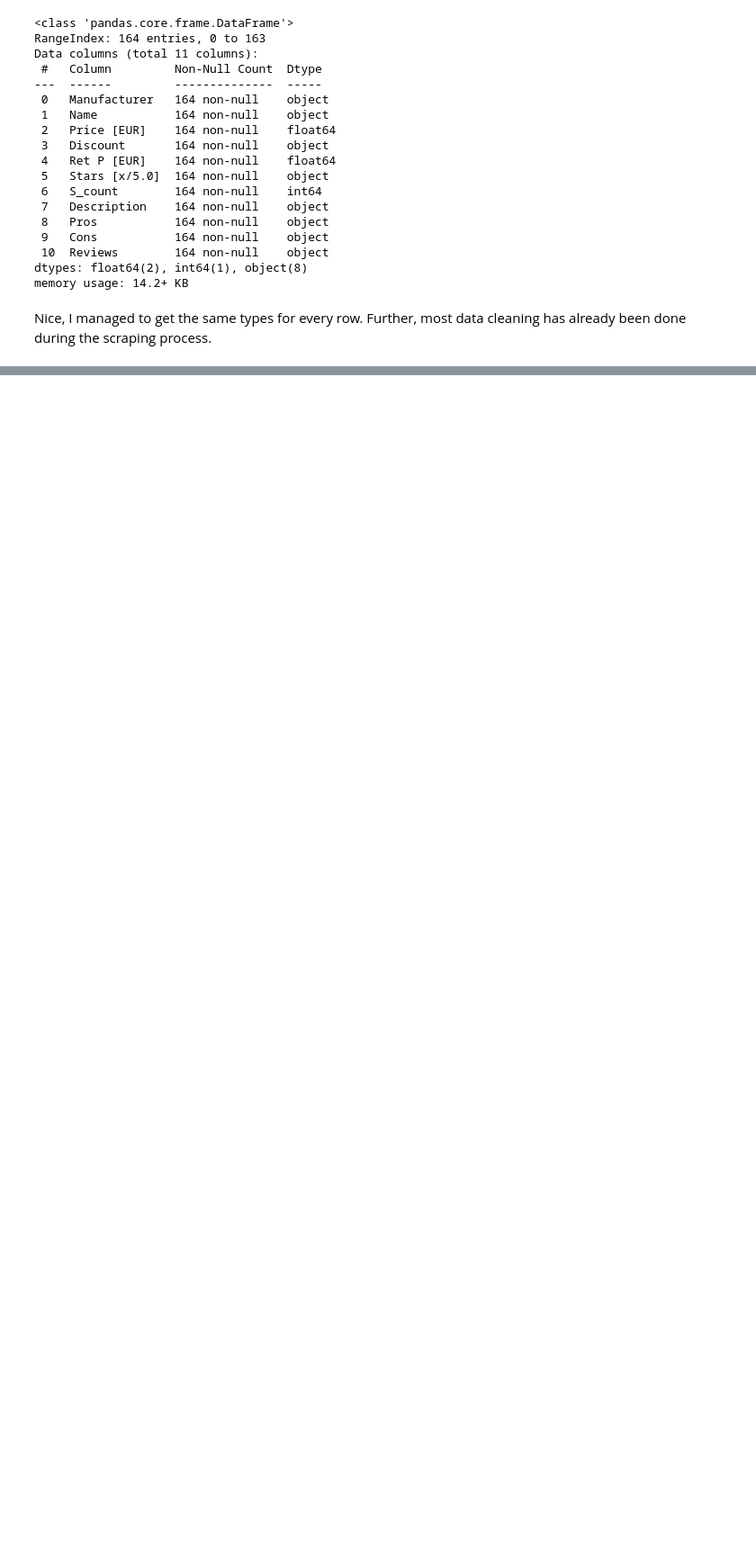
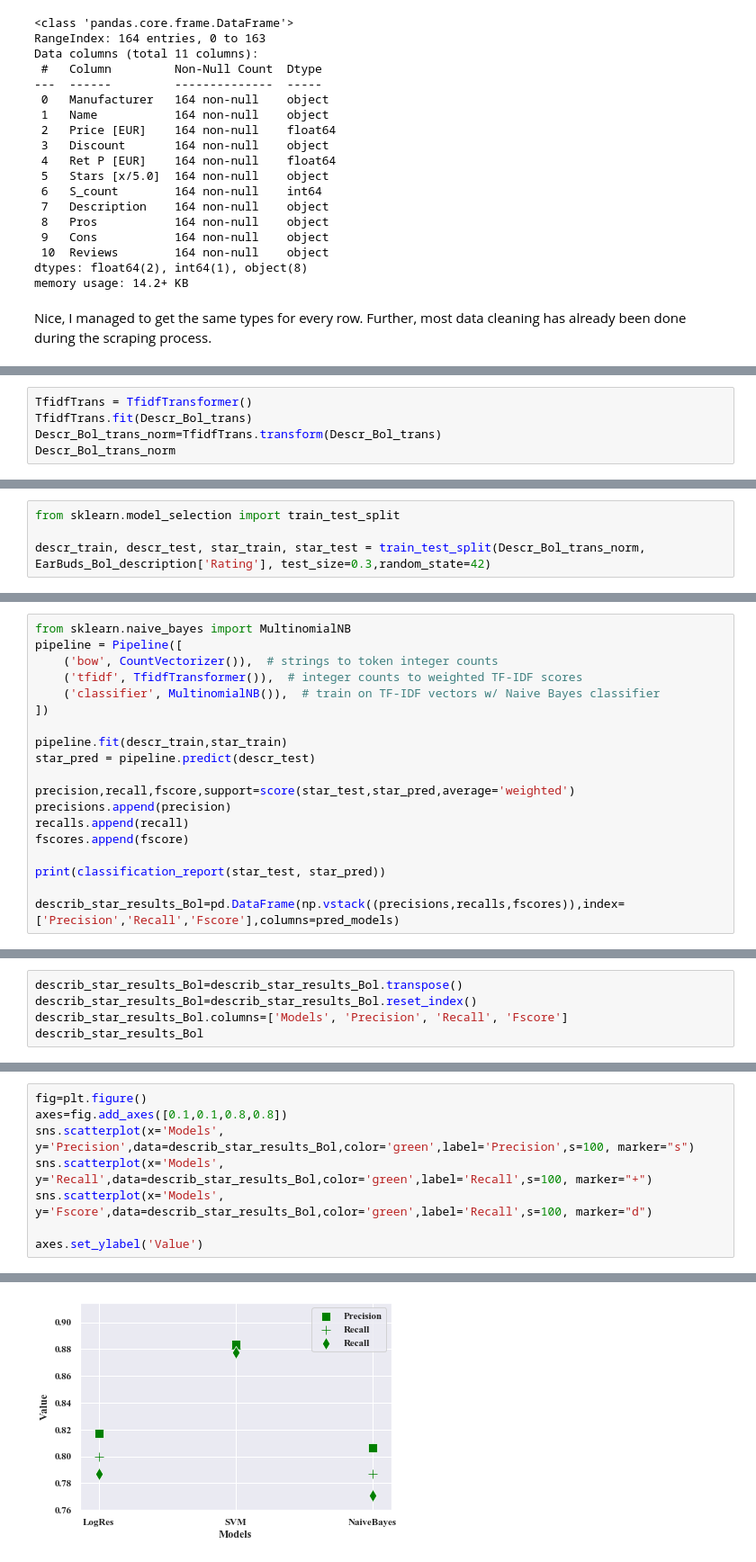
Before and after one commit to RHAALiebrand/DataAnalytics, a Jupyter notebook: Earsbuds Market Bol vs Coolblue - Scraping, cleaning, and analysis/Earbuds_Market_Bol_vs_CoolBlue.ipynb, the cells around one changed output, grey strips where cells are left out. Shown at 90% size. Cells and saved outputs as stored; diff of their text form; blank space fills up the shorter version.

```diff
--- a/Earsbuds Market Bol vs Coolblue - Scraping, cleaning, and analysis/Earbuds_Market_Bol_vs_CoolBlue.ipynb
+++ b/Earsbuds Market Bol vs Coolblue - Scraping, cleaning, and analysis/Earbuds_Market_Bol_vs_CoolBlue.ipynb
@@ -263,0 +482,5 @@ levenshtein_ratio_and_distance(b,c,True)
+# %%
+TfidfTrans = TfidfTransformer()
+TfidfTrans.fit(Descr_Bol_trans)
+Descr_Bol_trans_norm=TfidfTrans.transform(Descr_Bol_trans)
+Descr_Bol_trans_norm
@@ -263,0 +492,4 @@ levenshtein_ratio_and_distance(b,c,True)
+# %%
+from sklearn.model_selection import train_test_split
+
+descr_train, descr_test, star_train, star_test = train_test_split(Descr_Bol_trans_norm, EarBuds_Bol_description['Rating'], test_size=0.3,random_state=42)
@@ -263,0 +564,19 @@ levenshtein_ratio_and_distance(b,c,True)
+# %%
+from sklearn.naive_bayes import MultinomialNB
+pipeline = Pipeline([
+    ('bow', CountVectorizer()),  # strings to token integer counts
+    ('tfidf', TfidfTransformer()),  # integer counts to weighted TF-IDF scores
+    ('classifier', MultinomialNB()),  # train on TF-IDF vectors w/ Naive Bayes classifier
+])
+
+pipeline.fit(descr_train,star_train)
+star_pred = pipeline.predict(descr_test)
+
+precision,recall,fscore,support=score(star_test,star_pred,average='weighted')
+precisions.append(precision)
+recalls.append(recall)
+fscores.append(fscore)
+
+print(classification_report(star_test, star_pred))
+
+describ_star_results_Bol=pd.DataFrame(np.vstack((precisions,recalls,fscores)),index=['Precision','Recall','Fscore'],columns=pred_models)
@@ -263,0 +594,5 @@ levenshtein_ratio_and_distance(b,c,True)
+# %%
+describ_star_results_Bol=describ_star_results_Bol.transpose()
+describ_star_results_Bol=describ_star_results_Bol.reset_index()
+describ_star_results_Bol.columns=['Models', 'Precision', 'Recall', 'Fscore']
+describ_star_results_Bol
@@ -263,0 +604,9 @@ levenshtein_ratio_and_distance(b,c,True)
+# %%
+fig=plt.figure()
+axes=fig.add_axes([0.1,0.1,0.8,0.8])
+sns.scatterplot(x='Models', y='Precision',data=describ_star_results_Bol,color='green',label='Precision',s=100, marker="s")
+sns.scatterplot(x='Models', y='Recall',data=describ_star_results_Bol,color='green',label='Recall',s=100, marker="+")
+sns.scatterplot(x='Models', y='Fscore',data=describ_star_results_Bol,color='green',label='Recall',s=100, marker="d")
+
+axes.set_ylabel('Value')
+# %% [output]
@@ -263,0 +614 @@ levenshtein_ratio_and_distance(b,c,True)
+[figure, added]
```
Also changed, not shown: parts of 96 cells of this notebook, 9 other files.
